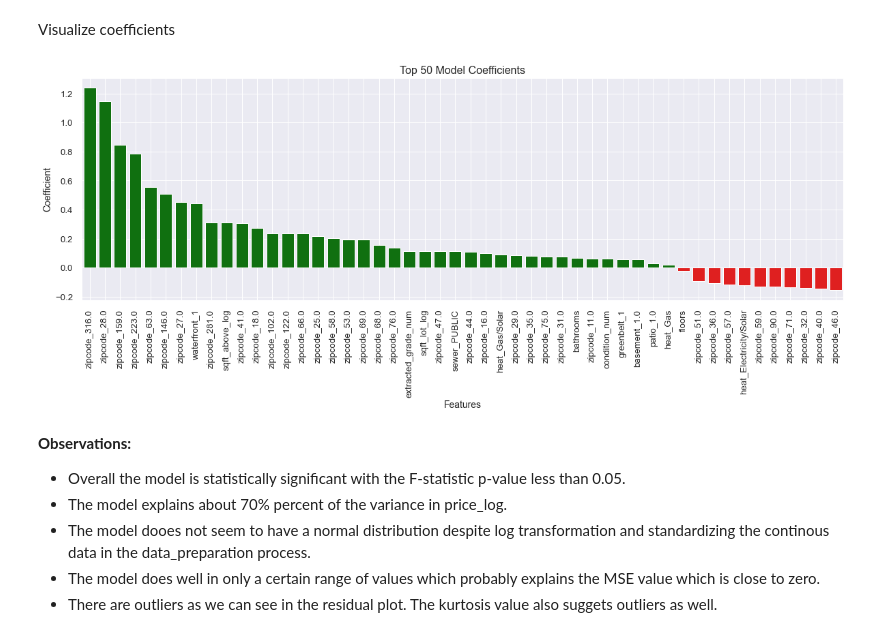
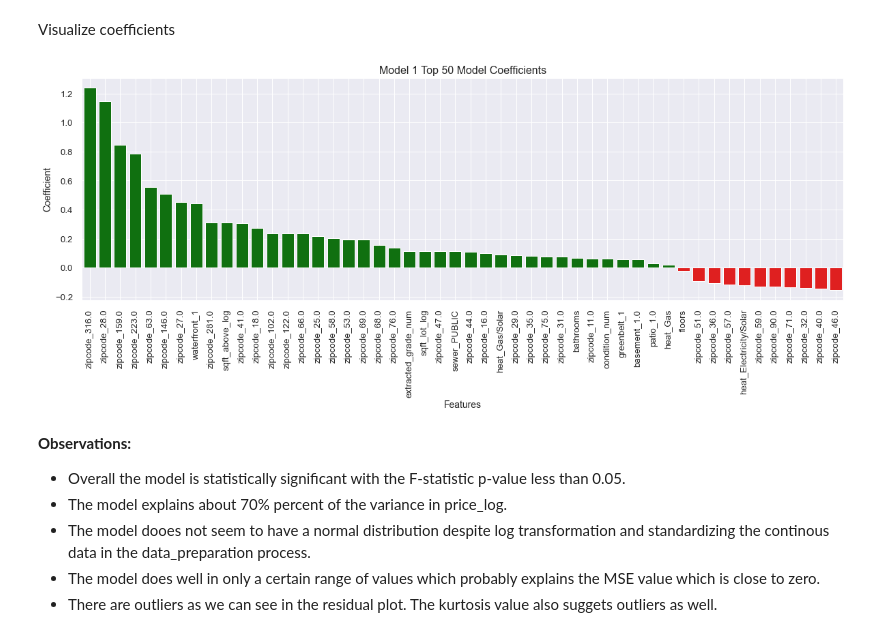
Before and after one commit to cristopher-d-delgado/Project_Linear_Regression_King_County, a Jupyter notebook: notebooks/modeling.ipynb, the cells around one changed output. Saved outputs shown, nothing was run; the diff lists cells and outputs as text; code cells hidden in the pictures.

Commit message:
Fixed graph ttiles

```diff
--- a/notebooks/modeling.ipynb
+++ b/notebooks/modeling.ipynb
@@ -225,25 +225,25 @@ Visualize coefficients
 # %%
 # Get the coefficients from the fitted model
 coefficients = model.params
 
 # Ignore the constant (intercept) term, and get the top 50 features
 top_features = coefficients.drop('const').nlargest(50)
 
 # Set custom font sizes and colors for the plot
 sns.set(font_scale=1.2)
 colors = ['green' if c >= 0 else 'red' for c in top_features.values]
 
 # Create a horizontal line plot to visualize the top 50 coefficients
 plt.figure(figsize=(20, 6))
 sns.barplot(x=top_features.index, y=top_features.values, palette=colors, orient='v')
 plt.xlabel('Features', fontsize=14)
 plt.ylabel('Coefficient', fontsize=14)
-plt.title('Top 50 Model Coefficients', fontsize=16)
+plt.title('Model 1 Top 50 Model Coefficients', fontsize=16)
 plt.xticks(rotation=90)
 plt.grid(True)
 plt.show()
 # %% [output]
-[figure, old version]
+[figure, new version]
 # %% [markdown]
 **Observations:**
 * Overall the model is statistically significant with the F-statistic p-value less than 0.05.
```
Also changed, not shown: parts of 24 cells of this notebook.
